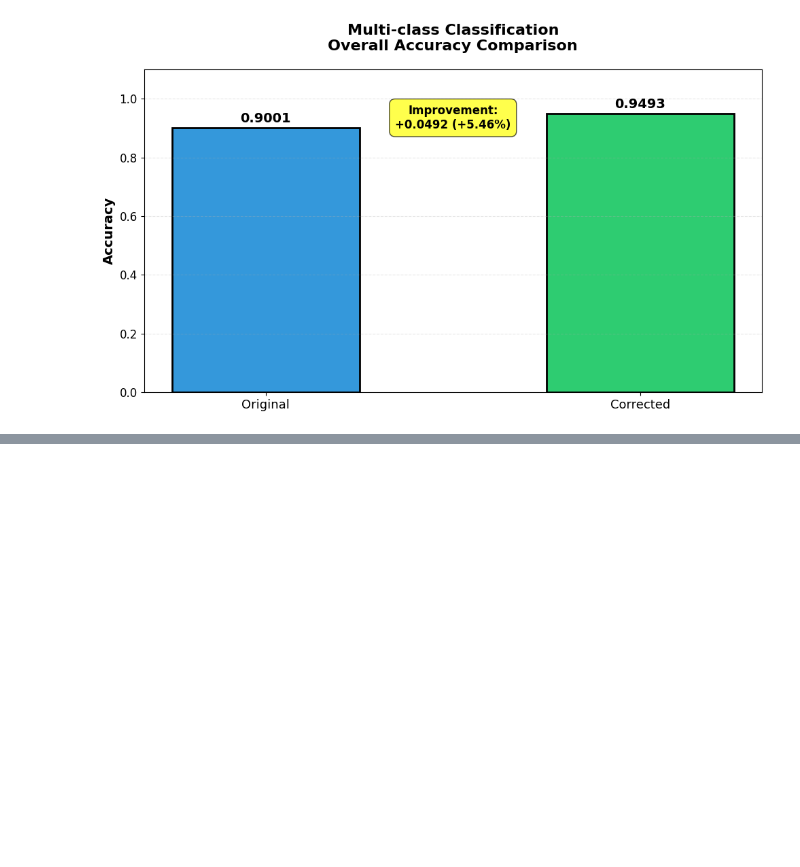
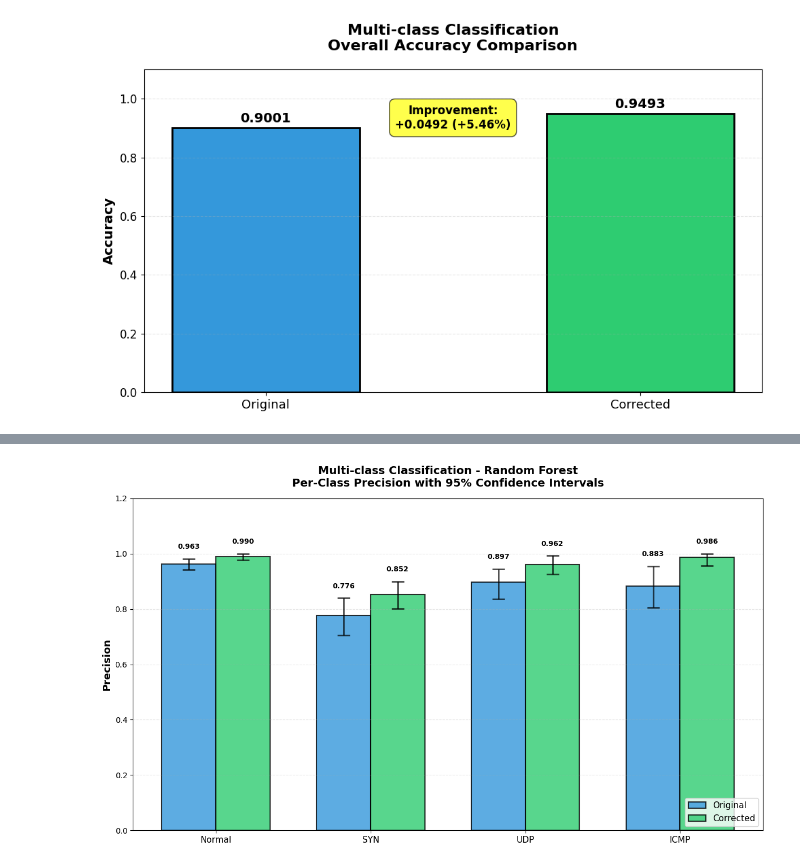
Before and after one commit to AntoniLenart/Engineering-Thesis, a Jupyter notebook: ml/random_forest_multiple_attacks.ipynb, the cells around one changed output, grey strips where cells are left out. Drawn from its saved outputs; the diff is of its cells as text; code cells hidden in the pictures; blank space fills up the shorter version.

```diff
--- a/ml/random_forest_multiple_attacks.ipynb
+++ b/ml/random_forest_multiple_attacks.ipynb
@@ -785,0 +1273,66 @@ results_corr_bin['feature_importance'].to_csv('random_forest_results/feature_imp
+# %%
+# Visualization 1: Per-Class Precision with 95% CI
+fig, ax = plt.subplots(figsize=(12, 7))
+
+x_pos = np.arange(len(class_names))
+width = 0.35
+
+# Original dataset
+orig_means = per_class_metrics_orig['precision']['mean']
+orig_lowers = per_class_metrics_orig['precision']['lower']
+orig_uppers = per_class_metrics_orig['precision']['upper']
+orig_yerr_lower = [orig_means[i] - orig_lowers[i] for i in range(n_classes)]
+orig_yerr_upper = [orig_uppers[i] - orig_means[i] for i in range(n_classes)]
+
+bars1 = ax.bar(x_pos - width/2, orig_means, width,
+               label='Original', color=color_original,
+               edgecolor='black', linewidth=1.5, alpha=0.8)
+
+ax.errorbar(x_pos - width/2, orig_means,
+            yerr=[orig_yerr_lower, orig_yerr_upper],
+            fmt='none', ecolor='black', capsize=8,
+            capthick=2, linewidth=2, alpha=0.7)
+
+# Corrected dataset
+corr_means = per_class_metrics_corr['precision']['mean']
+corr_lowers = per_class_metrics_corr['precision']['lower']
+corr_uppers = per_class_metrics_corr['precision']['upper']
+corr_yerr_lower = [corr_means[i] - corr_lowers[i] for i in range(n_classes)]
+corr_yerr_upper = [corr_uppers[i] - corr_means[i] for i in range(n_classes)]
+
+bars2 = ax.bar(x_pos + width/2, corr_means, width,
+               label='Corrected', color=color_corrected,
+               edgecolor='black', linewidth=1.5, alpha=0.8)
+
+ax.errorbar(x_pos + width/2, corr_means,
+            yerr=[corr_yerr_lower, corr_yerr_upper],
+            fmt='none', ecolor='black', capsize=8,
+            capthick=2, linewidth=2, alpha=0.7)
+
+# Add value labels
+for i in range(n_classes):
+    # Original
+    ax.text(x_pos[i] - width/2, orig_means[i] + orig_yerr_upper[i] + 0.03,
+            f'{orig_means[i]:.3f}',
+            ha='center', va='bottom', fontsize=9, fontweight='bold')
+
+    # Corrected
+    ax.text(x_pos[i] + width/2, corr_means[i] + corr_yerr_upper[i] + 0.03,
+            f'{corr_means[i]:.3f}',
+            ha='center', va='bottom', fontsize=9, fontweight='bold')
+
+ax.set_ylabel('Precision', fontsize=13, fontweight='bold')
+ax.set_title('Multi-class Classification - Random Forest\nPer-Class Precision with 95% Confidence Intervals',
+             fontsize=14, fontweight='bold', pad=15)
+ax.set_xticks(x_pos)
+ax.set_xticklabels(class_names, fontsize=11)
+ax.set_ylim(0, 1.2)
+ax.legend(fontsize=11, loc='lower right')
+ax.grid(True, alpha=0.3, axis='y', linestyle='--')
+
+plt.tight_layout()
+plt.savefig('random_forest_results/multiclass_precision_with_95ci.png',
+            dpi=300, bbox_inches='tight')
+plt.show()
+# %% [output]
+[figure, added]
```
Also changed, not shown: parts of 17 cells of this notebook.
